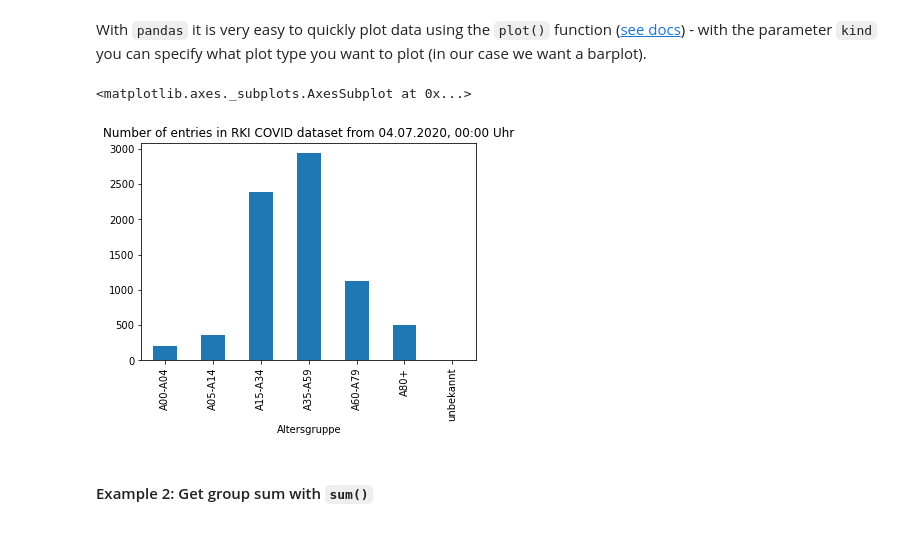
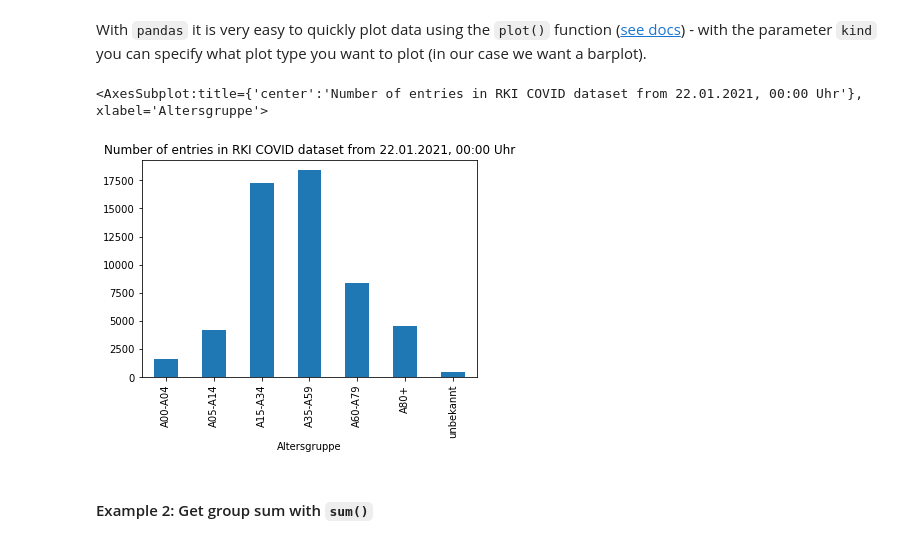
Before and after one commit to volkamerlab/ai_in_medicine, a Jupyter notebook: week1_session2_numpy_pandas.ipynb, the cells around one changed output. Cells and saved outputs as stored; diff of their text form; code cells hidden in the pictures.

```diff
--- a/week1_session2_numpy_pandas.ipynb
+++ b/week1_session2_numpy_pandas.ipynb
@@ -175,7 +191,8 @@ Type:      function
 We will now use the `read_csv()` function ([see docs](https://pandas.pydata.org/pandas-docs/stable/reference/api/pandas.read_csv.html)) to load the csv file content as `DataFrame` into the variable `data`.
 # %%
 # `read_csv` takes paths in your computer, but also Internet URLs!
-data = pd.read_csv("https://github.com/volkamerlab/ai_in_medicine/raw/update-2021.02/data/20200705_COVID19_RKI_Berlin.csv", delimiter=',')
+data = pd.read_csv("https://github.com/volkamerlab/ai_in_medicine/raw/update-2021.02/data/20210122_COVID19_RKI.csv.zip", delimiter=',')
+#data = pd.read_csv("data/20210122_COVID19_RKI.csv.zip", delimiter=',')
 # %% [markdown]
 Let's take a look at that `DataFrame` in `data`.
 # %% [markdown]
@@ -423,0 +562,3 @@ array(['04.07.2020, 00:00 Uhr'], dtype=object)
+# %%
+data_berlin = data[data['Bundesland'] == 'Berlin']
+data_berlin.shape
@@ -463,13 +606,13 @@ pandas.core.series.Series
 # %% [markdown]
 With `pandas` it is very easy to quickly plot data using the `plot()` function ([see docs](https://pandas.pydata.org/pandas-docs/stable/reference/api/pandas.DataFrame.plot.html)) - with the parameter `kind` you can specify what plot type you want to plot (in our case we want a barplot).
 # %%
-data.groupby('Altersgruppe').size().plot(
+data_berlin.groupby('Altersgruppe').size().plot(
     kind='bar',
     title=f'Number of entries in RKI COVID dataset from {data["Datenstand"].unique()[0]}'
 )
 # %% [output]
-<matplotlib.axes._subplots.AxesSubplot at 0x...>
+<AxesSubplot:title={'center':'Number of entries in RKI COVID dataset from 22.01.2021, 00:00 Uhr'}, xlabel='Altersgruppe'>
-[figure, old version]
+[figure, new version]
 # %% [markdown]
 #### Example 2: Get group sum with `sum()`
 # %% [markdown]
```
Also changed, not shown: parts of 105 cells of this notebook.
